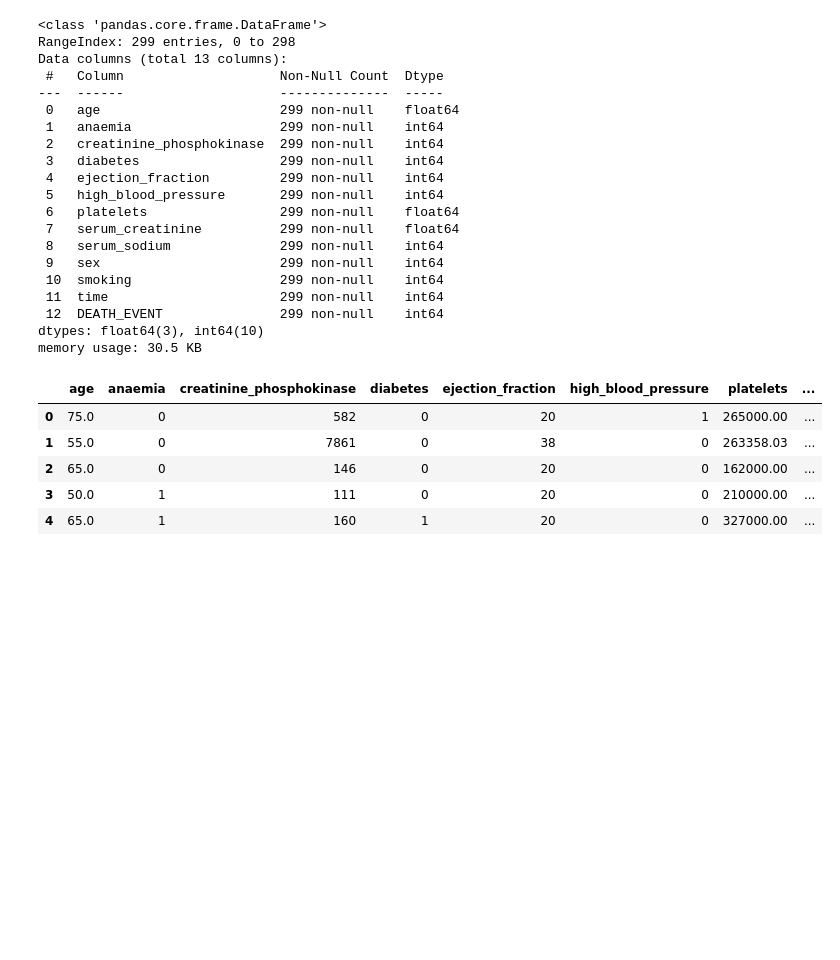
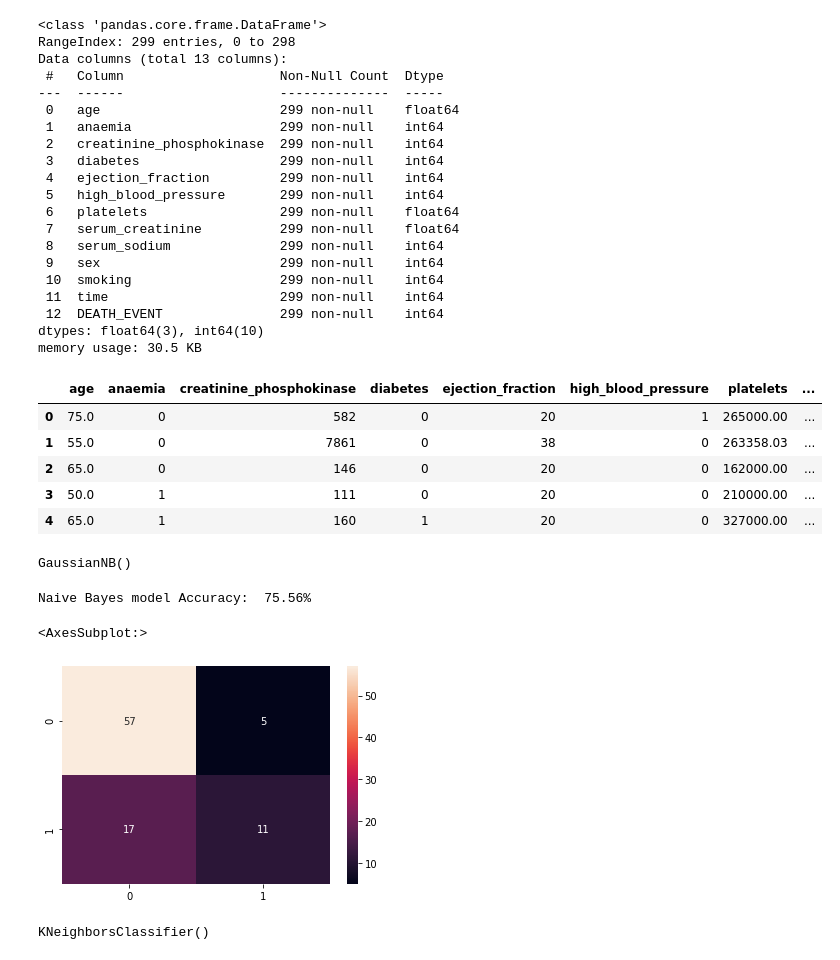
Before and after one commit to suyashrastogi7/Cureya_Week3Task, a Jupyter notebook: Week3_heartfailure.ipynb, the cells around one changed output. Saved outputs shown, nothing was run; the diff lists cells and outputs as text; code cells hidden in the pictures; blank space fills up the shorter version.

```diff
--- a/Week3_heartfailure.ipynb
+++ b/Week3_heartfailure.ipynb
@@ -40,3 +40,17 @@ dataset.head()
 X = dataset.iloc[:, :-1].values
 # %%
 y = dataset.iloc[: , -1].values
+# %%
+from sklearn.model_selection import train_test_split
+X_train, X_test, y_train, y_test = train_test_split(X, y, test_size = 0.30, random_state = 0)
+# %%
+from sklearn.preprocessing import StandardScaler
+sc = StandardScaler()
+X_train = sc.fit_transform(X_train)
+X_test = sc.transform(X_test)
+# %%
+from sklearn.naive_bayes import GaussianNB
+classifier = GaussianNB()
+classifier.fit(X_train, y_train)
+# %% [output]
+GaussianNB()
@@ -42,0 +60,10 @@ y = dataset.iloc[: , -1].values
+# %%
+y_pred = classifier.predict(X_test)
+cm = confusion_matrix(y_test, y_pred)
+score1 = accuracy_score(y_test, y_pred)
+print('Naive Bayes model Accuracy: ','{:.2f}%'.format(100*score1))
+sns.heatmap(cm, annot=True)
+# %% [output]
+Naive Bayes model Accuracy:  75.56%
+<AxesSubplot:>
+[figure, added]
@@ -42,0 +72,5 @@ y = dataset.iloc[: , -1].values
+# %%
+classifier = KNeighborsClassifier(n_neighbors = 5, metric = 'minkowski', p = 2)
+classifier.fit(X_train, y_train)
+# %% [output]
+KNeighborsClassifier()
```
Also changed, not shown: parts of 19 cells of this notebook.
